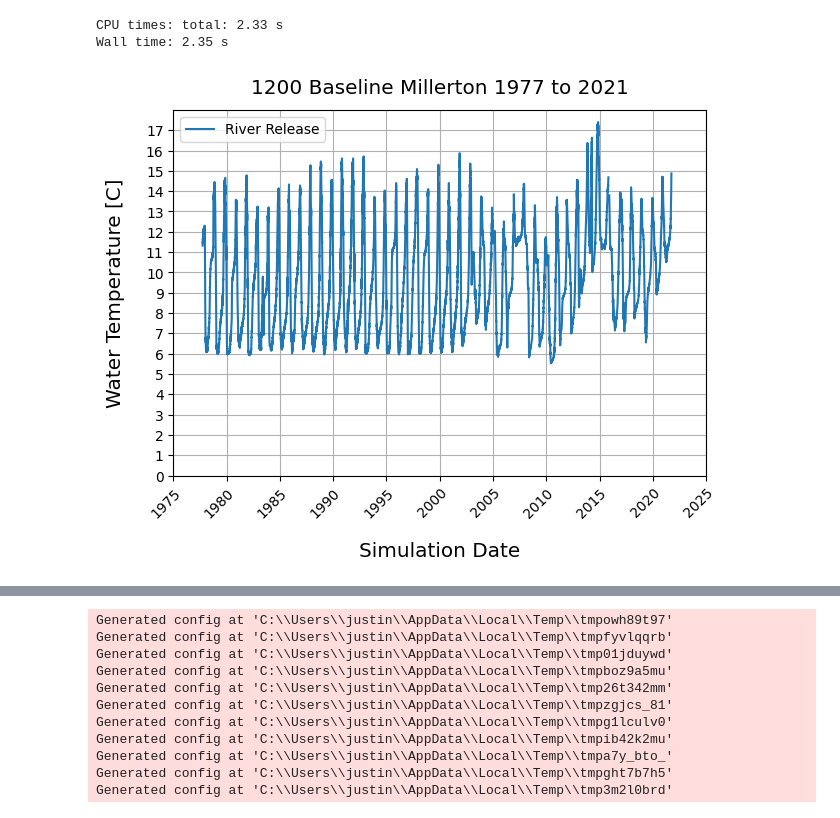
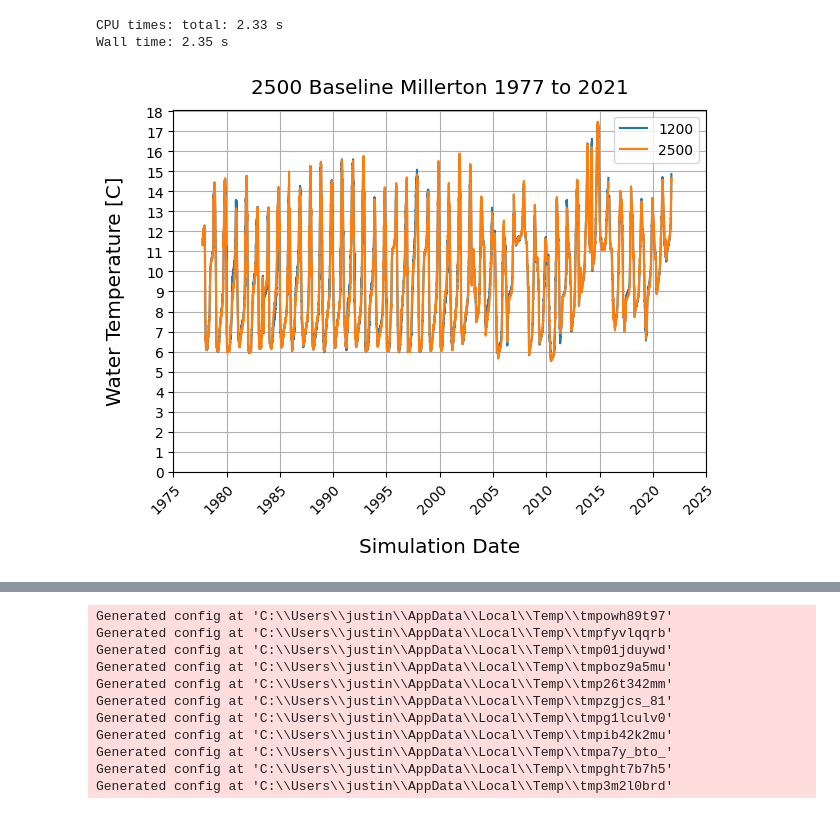
Before and after one commit to steelhead-dev/millerton_reservoir, a Jupyter notebook: 2026_CalSim_Baseline.ipynb, the cells around one changed output, grey strips where cells are left out. Cells and saved outputs as stored; diff of their text form; code cells hidden in the pictures.

```diff
--- a/2026_CalSim_Baseline.ipynb
+++ b/2026_CalSim_Baseline.ipynb
@@ -74,17 +74,22 @@ Generated config at 'C:\\Users\\justin\\AppData\\Local\\Temp\\tmpu9o96k6_'
 CPU times: total: 2.33 s
 Wall time: 2.35 s
 # %%
-# base_run = RunResult("analysis_runs/CalSim_Baseline/CalSim_Baseline")
-base_run = RunResult("analysis_runs/CalSim_Baseline/1200_Baseline")
-base_mix = base_run.mixing_temperature(4)
-# base_mix_2 = base_run_2.mixing_temperature(4)
+base_run_1200 = RunResult("analysis_runs/CalSim_Baseline/1200_Baseline")
+base_run_2500 = RunResult("analysis_runs/CalSim_Baseline/2500_Baseline")
+base_mix_1200 = base_run_1200.mixing_temperature(4)
+base_mix_2500 = base_run_2500.mixing_temperature(4)
 # %%
 
 fig, ax = plt.subplots()
 ax.plot(
-    jday_to_date(base_mix["JDAY"]),
-    base_mix["mixed_flow_temperature [C]"],
-    label="River Release",
+    jday_to_date(base_mix_1200["JDAY"]),
+    base_mix_1200["mixed_flow_temperature [C]"],
+    label="1200",
+)
+ax.plot(
+    jday_to_date(base_mix_2500["JDAY"]),
+    base_mix_2500["mixed_flow_temperature [C]"],
+    label="2500",
 )
 
 # Rotate the x-labels to make it so they don't overlap
@@ -93,32 +98,32 @@ ax.set_xticks(xticks, labels=labels)
 ax.set_xticks(xticks, labels=labels, rotation=45, ha="right", rotation_mode="anchor")
 
 # Resize the axis labels
 ax.set_ylabel(ax.get_ylabel(), fontsize="x-large", labelpad=15)
 ax.set_xlabel(ax.get_xlabel(), fontsize="x-large", labelpad=15)
 
 #Format x-axis labels to Month(short) and day
 ax.xaxis.set_major_formatter(mdates.DateFormatter("%Y"))
 
 # Set y-axis to start at zero
 ax.set_ylim(bottom=0)
 ax.yaxis.set_major_locator(ticker.MultipleLocator(1))
 
 # Set axis label
 ax.set_ylabel("Water Temperature [C]")
 
 ax.set_xlabel("Simulation Date")
 
 # Set grid to show
 plt.grid()
 
 # Add a legend to the plot
 ax.legend(loc="best")
 
 # Resize the figure to accommodate the changes to axis labels
 plt.tight_layout()
 
-ax.set_title("1200 Baseline Millerton 1977 to 2021", fontsize="x-large", pad=12)
+ax.set_title("2500 Baseline Millerton 1977 to 2021", fontsize="x-large", pad=12)
 
 plt.show()
 # %% [output]
-[figure, old version]
+[figure, new version]
```
Also changed, not shown: parts of 1 cell of this notebook.
